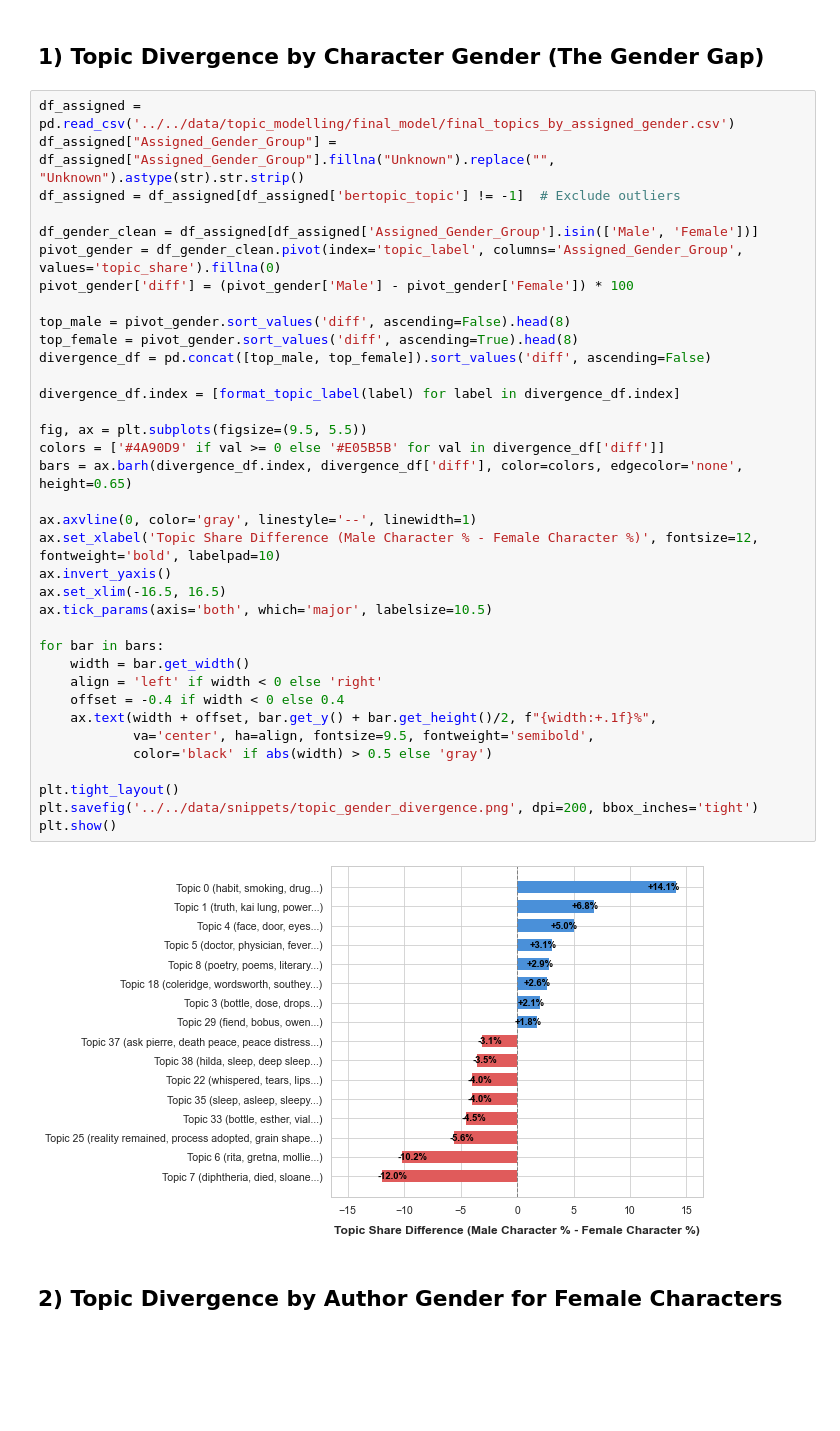
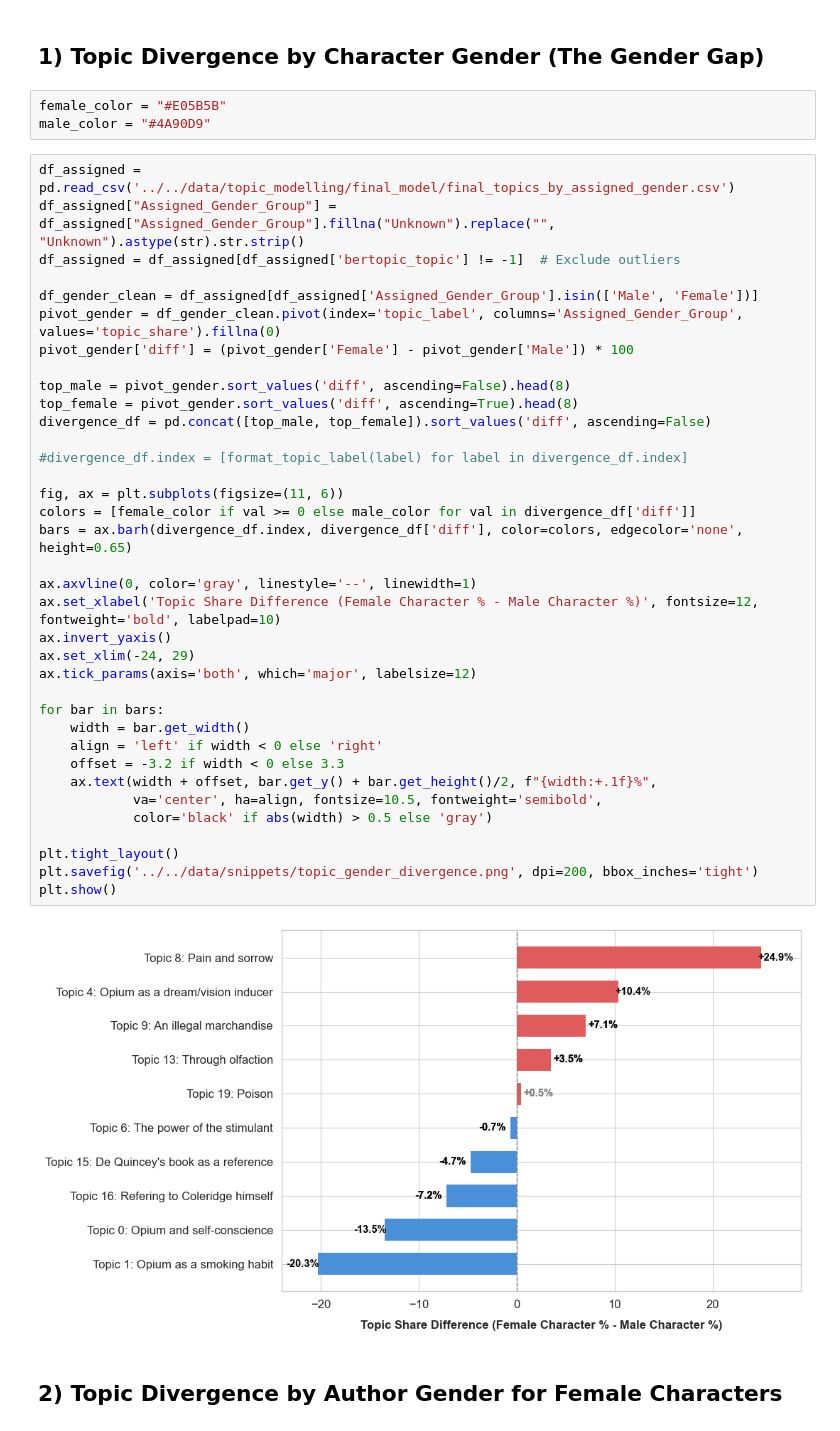
Before and after one commit to eglantine-vialaneix/opium-gutenberg, a Jupyter notebook: code/3_analysis/topic_modelling_figures.ipynb, the cells around one changed output. Cells and saved outputs as stored; diff of their text form; blank space fills up the shorter version.

Commit message:
final figures topic modelling

```diff
--- a/code/3_analysis/topic_modelling_figures.ipynb
+++ b/code/3_analysis/topic_modelling_figures.ipynb
@@ -40,43 +41,46 @@ def format_topic_label(label, max_words=3):
 # %% [markdown]
 ## 1) Topic Divergence by Character Gender (The Gender Gap)
+# %%
+female_color = "#E05B5B"
+male_color = "#4A90D9"
 # %%
 df_assigned = pd.read_csv('../../data/topic_modelling/final_model/final_topics_by_assigned_gender.csv')
 df_assigned["Assigned_Gender_Group"] = df_assigned["Assigned_Gender_Group"].fillna("Unknown").replace("", "Unknown").astype(str).str.strip()
 df_assigned = df_assigned[df_assigned['bertopic_topic'] != -1]  # Exclude outliers
 
 df_gender_clean = df_assigned[df_assigned['Assigned_Gender_Group'].isin(['Male', 'Female'])]
 pivot_gender = df_gender_clean.pivot(index='topic_label', columns='Assigned_Gender_Group', values='topic_share').fillna(0)
-pivot_gender['diff'] = (pivot_gender['Male'] - pivot_gender['Female']) * 100
+pivot_gender['diff'] = (pivot_gender['Female'] - pivot_gender['Male']) * 100
 
 top_male = pivot_gender.sort_values('diff', ascending=False).head(8)
 top_female = pivot_gender.sort_values('diff', ascending=True).head(8)
 divergence_df = pd.concat([top_male, top_female]).sort_values('diff', ascending=False)
 
-divergence_df.index = [format_topic_label(label) for label in divergence_df.index]
+#divergence_df.index = [format_topic_label(label) for label in divergence_df.index]
 
-fig, ax = plt.subplots(figsize=(9.5, 5.5))
-colors = ['#4A90D9' if val >= 0 else '#E05B5B' for val in divergence_df['diff']]
+fig, ax = plt.subplots(figsize=(11, 6))
+colors = [female_color if val >= 0 else male_color for val in divergence_df['diff']]
 bars = ax.barh(divergence_df.index, divergence_df['diff'], color=colors, edgecolor='none', height=0.65)
 
 ax.axvline(0, color='gray', linestyle='--', linewidth=1)
-ax.set_xlabel('Topic Share Difference (Male Character % - Female Character %)', fontsize=12, fontweight='bold', labelpad=10)
+ax.set_xlabel('Topic Share Difference (Female Character % - Male Character %)', fontsize=12, fontweight='bold', labelpad=10)
 ax.invert_yaxis()
-ax.set_xlim(-16.5, 16.5)
-ax.tick_params(axis='both', which='major', labelsize=10.5)
+ax.set_xlim(-24, 29)
+ax.tick_params(axis='both', which='major', labelsize=12)
 
 for bar in bars:
     width = bar.get_width()
     align = 'left' if width < 0 else 'right'
-    offset = -0.4 if width < 0 else 0.4
+    offset = -3.2 if width < 0 else 3.3
     ax.text(width + offset, bar.get_y() + bar.get_height()/2, f"{width:+.1f}%",
-            va='center', ha=align, fontsize=9.5, fontweight='semibold',
+            va='center', ha=align, fontsize=10.5, fontweight='semibold',
             color='black' if abs(width) > 0.5 else 'gray')
 
 plt.tight_layout()
 plt.savefig('../../data/snippets/topic_gender_divergence.png', dpi=200, bbox_inches='tight')
 plt.show()
 # %% [output]
-[figure, old version]
+[figure, new version]
 # %% [markdown]
 ## 2) Topic Divergence by Author Gender for Female Characters
 # %%
```
Also changed, not shown: parts of 8 cells of this notebook, 39 other files.
